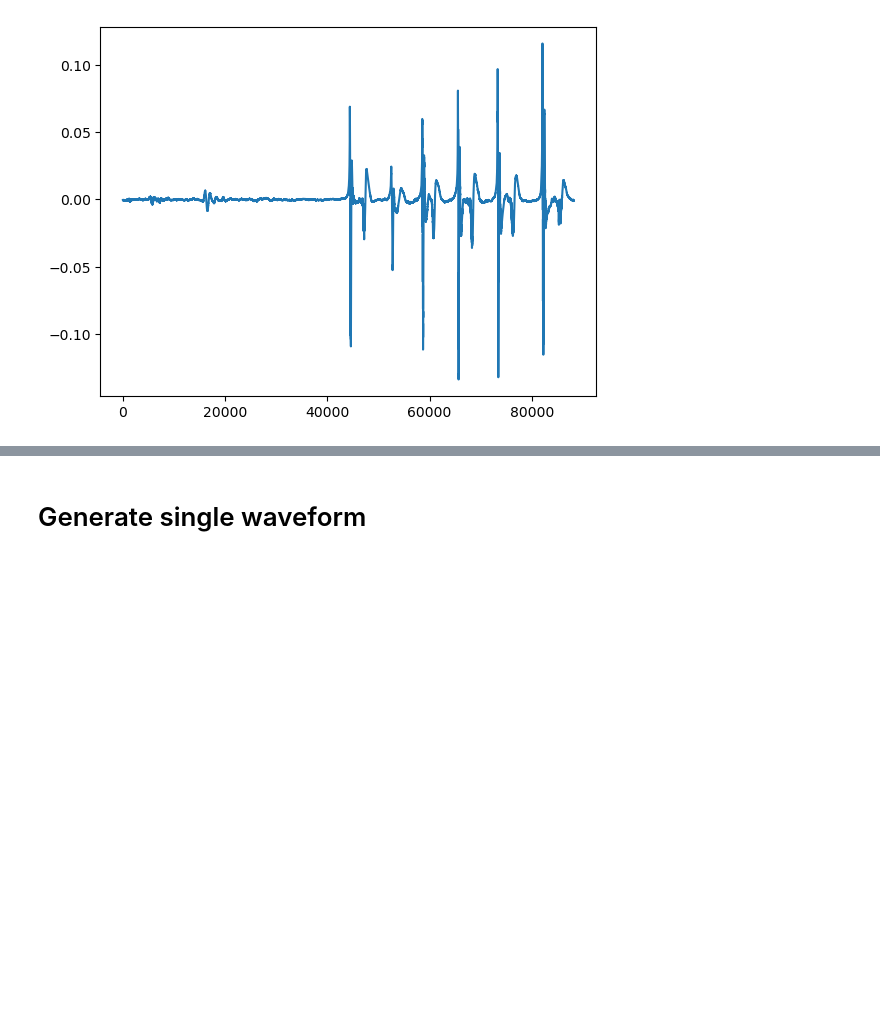
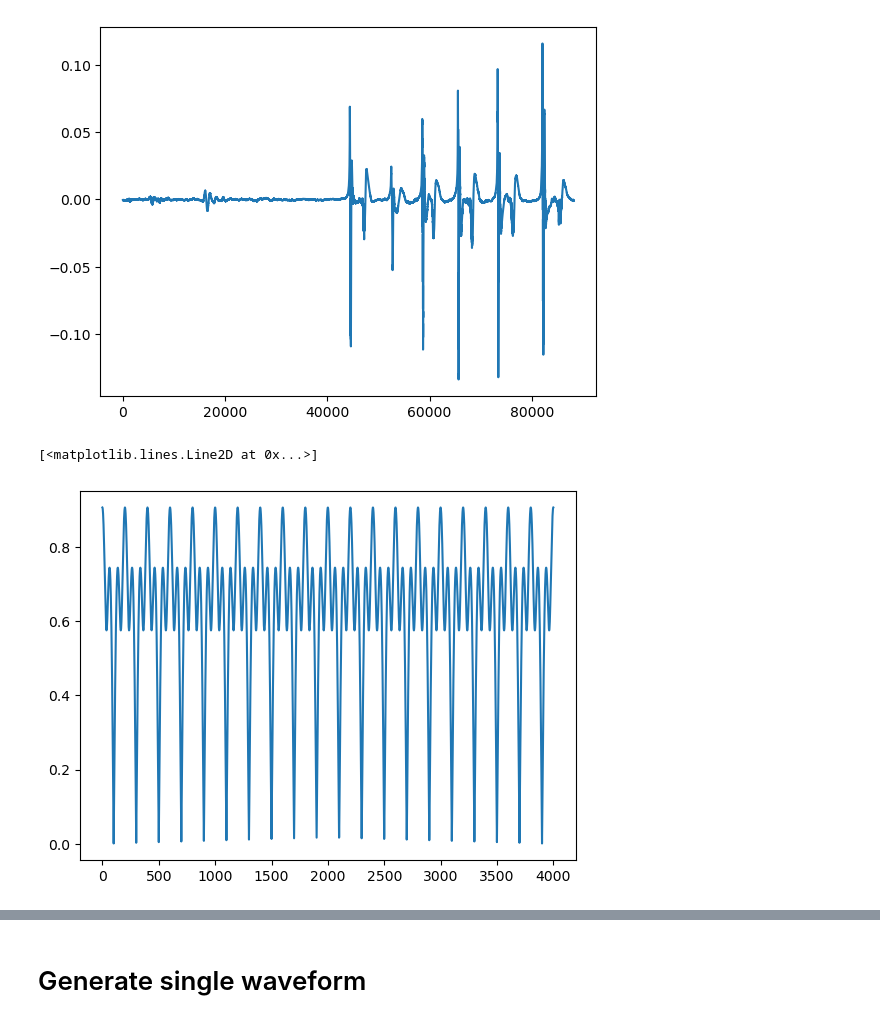
Before and after one commit to daguiam/polytec_nidaq_characterization_setup, a Jupyter notebook: DAQ_microphone_data_acquisition.ipynb, the cells around one changed output, grey strips where cells are left out. Saved outputs shown, nothing was run; the diff lists cells and outputs as text; code cells hidden in the pictures; blank space fills up the shorter version.

```diff
--- a/DAQ_microphone_data_acquisition.ipynb
+++ b/DAQ_microphone_data_acquisition.ipynb
@@ -991,0 +1016,60 @@ plt.plot(myrecording[:,0])
+# %%
+def generate_amplitude_modulation(t, fm, Am, fc, Ac):
+
+    m = Am*np.cos(2*np.pi*t*fm)
+    c = Ac*np.cos(2*np.pi*t*fc)
+
+    s = m*c
+
+    return s
+
+def linearize_offset_max_displacement(signal, max_displacement):
+    offset = max_displacement/2
+
+    # normalize signal
+    signal = signal/(np.ptp(signal)/2)
+
+    signal = offset+offset*signal
+
+    linear_signal = linearization_function(signal)
+    return linear_signal
+# %%
+
+frequency = 10e3
+max_displacement = 150e-9
+
+fs = 2e6
+
+t_max = 20/frequency
+
+fm = frequency
+
+N = int(t_max*fs)
+t = np.linspace(0,t_max,N)
+f_offset = 10e3
+fc = frequency + f_offset
+Am = 1
+Ac = 1
+
+modulated_signal = generate_amplitude_modulation(t, frequency, Am, fc, Ac)
+
+# offset = max_displacement/2
+
+# # normalize signal
+# modulated_signal = modulated_signal/(np.ptp(modulated_signal)/2)
+
+# modulated_signal = offset+offset*modulated_signal
+
+linear_signal = linearize_offset_max_displacement(modulated_signal, max_displacement)
+
+
+t, modulated_signal, linear_signal
+# m = Am*np.cos(2*np.pi*t*fm)
+# c = Ac*np.cos(2*np.pi*t*fc)
+# c,m, modulated_signal
+
+# plt.plot(modulated_signal)
+plt.plot(linear_signal)
+# %% [output]
+[<matplotlib.lines.Line2D at 0x...>]
+[figure, added]
```
Also changed, not shown: parts of 6 cells of this notebook, 3 other files.
